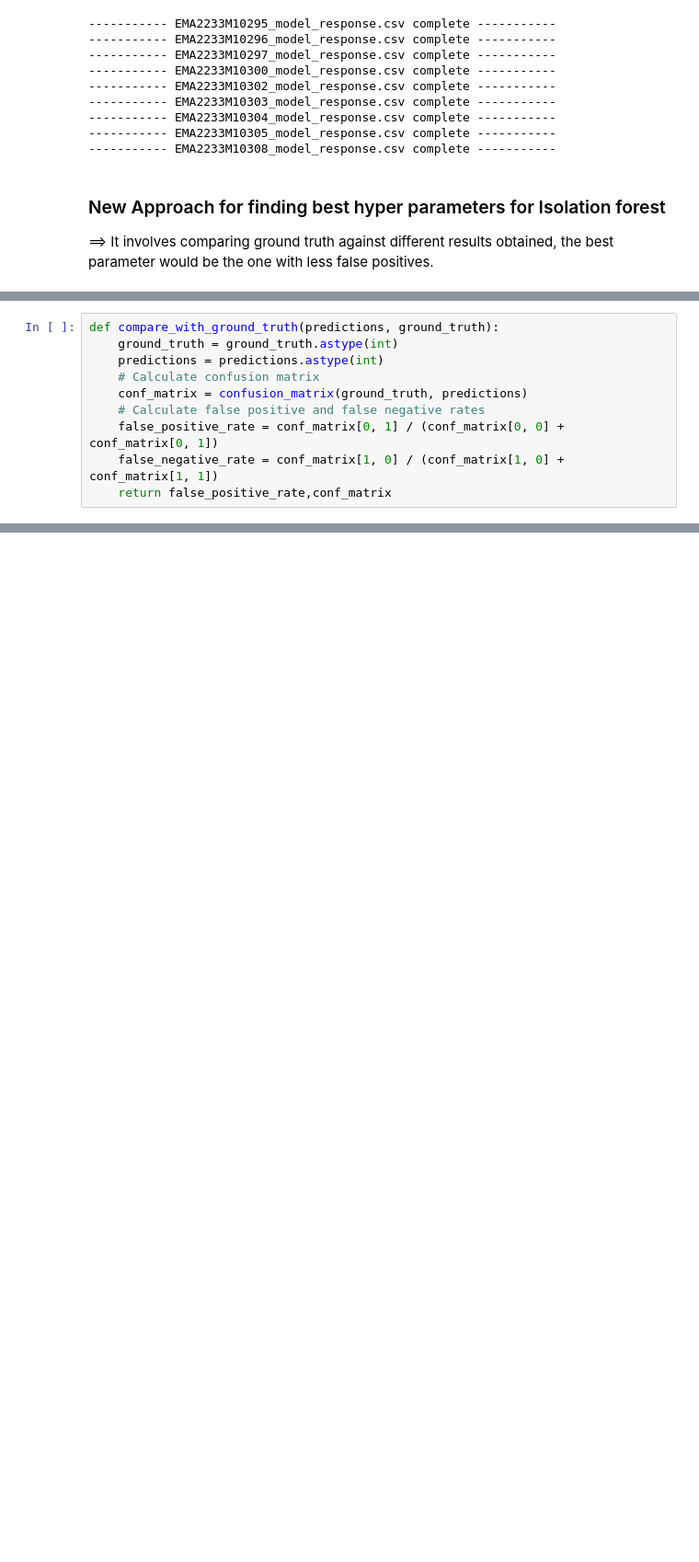
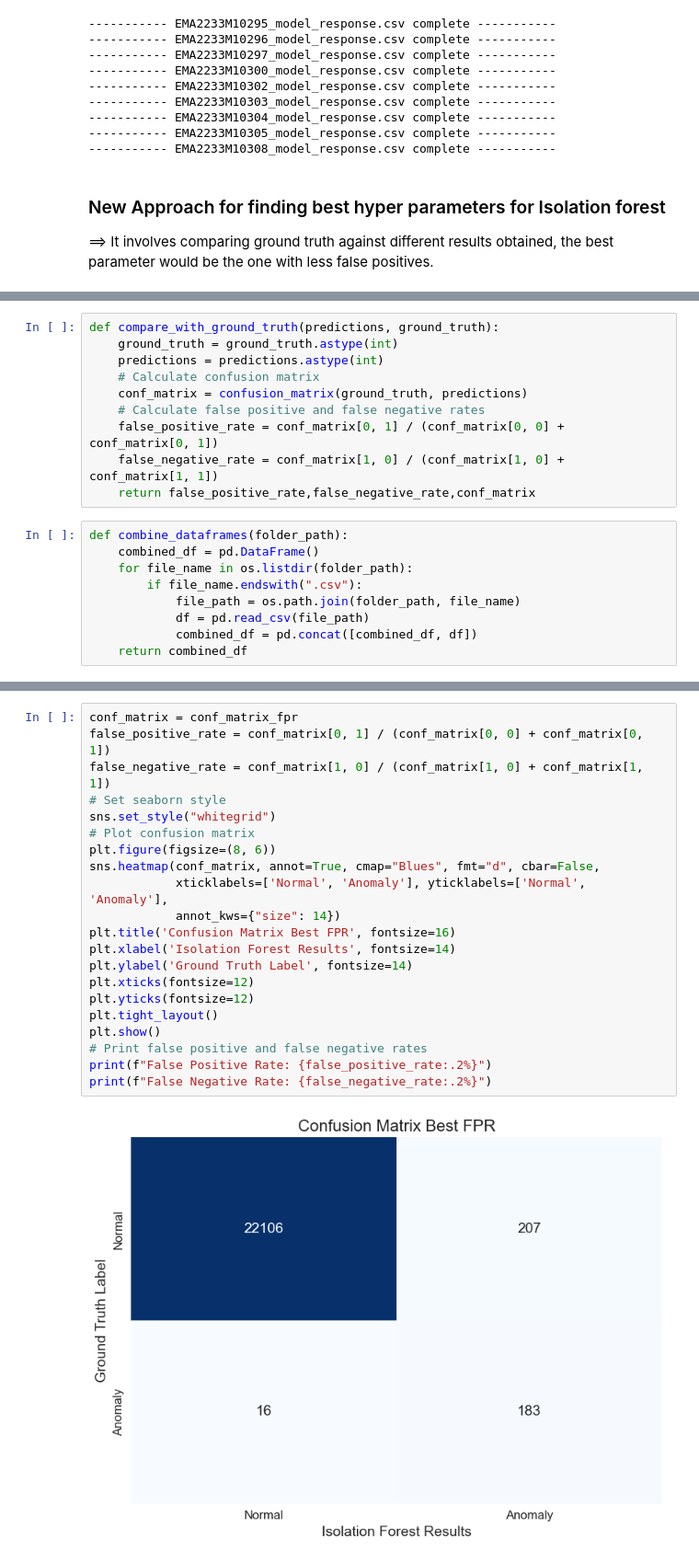
Before and after one commit to uikram/AnomolyDetection, a Jupyter notebook: isolation_forest_test.ipynb, the cells around one changed output, grey strips where cells are left out. Shown: that part at 92% size. Cells and saved outputs as stored; diff of their text form; blank space fills up the shorter version.

```diff
--- a/isolation_forest_test.ipynb
+++ b/isolation_forest_test.ipynb
@@ -668,4 +670,13 @@ def compare_with_ground_truth(predictions, ground_truth):
     # Calculate false positive and false negative rates
     false_positive_rate = conf_matrix[0, 1] / (conf_matrix[0, 0] + conf_matrix[0, 1])
     false_negative_rate = conf_matrix[1, 0] / (conf_matrix[1, 0] + conf_matrix[1, 1])
-    return false_positive_rate,conf_matrix
+    return false_positive_rate,false_negative_rate,conf_matrix
+# %%
+def combine_dataframes(folder_path):
+    combined_df = pd.DataFrame()
+    for file_name in os.listdir(folder_path):
+        if file_name.endswith(".csv"):
+            file_path = os.path.join(folder_path, file_name)
+            df = pd.read_csv(file_path)
+            combined_df = pd.concat([combined_df, df])
+    return combined_df
@@ -671,0 +798,23 @@ def compare_with_ground_truth(predictions, ground_truth):
+# %%
+conf_matrix = conf_matrix_fpr
+false_positive_rate = conf_matrix[0, 1] / (conf_matrix[0, 0] + conf_matrix[0, 1])
+false_negative_rate = conf_matrix[1, 0] / (conf_matrix[1, 0] + conf_matrix[1, 1])
+# Set seaborn style
+sns.set_style("whitegrid")
+# Plot confusion matrix
+plt.figure(figsize=(8, 6))
+sns.heatmap(conf_matrix, annot=True, cmap="Blues", fmt="d", cbar=False,
+            xticklabels=['Normal', 'Anomaly'], yticklabels=['Normal', 'Anomaly'],
+            annot_kws={"size": 14})
+plt.title('Confusion Matrix Best FPR', fontsize=16)
+plt.xlabel('Isolation Forest Results', fontsize=14)
+plt.ylabel('Ground Truth Label', fontsize=14)
+plt.xticks(fontsize=12)
+plt.yticks(fontsize=12)
+plt.tight_layout()
+plt.show()
+# Print false positive and false negative rates
+print(f"False Positive Rate: {false_positive_rate:.2%}")
+print(f"False Negative Rate: {false_negative_rate:.2%}")
+# %% [output]
+[figure, added]
```
Also changed, not shown: parts of 9 cells of this notebook, 1 other file.
